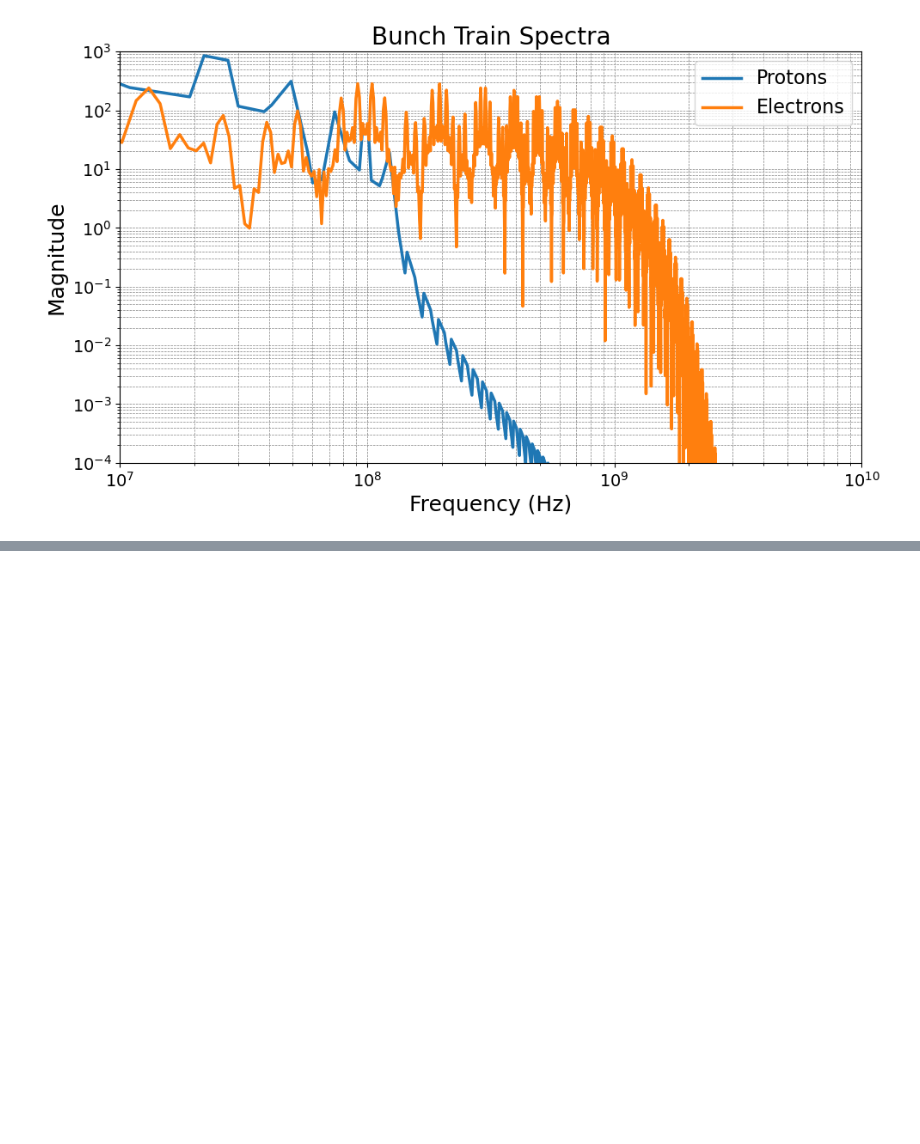
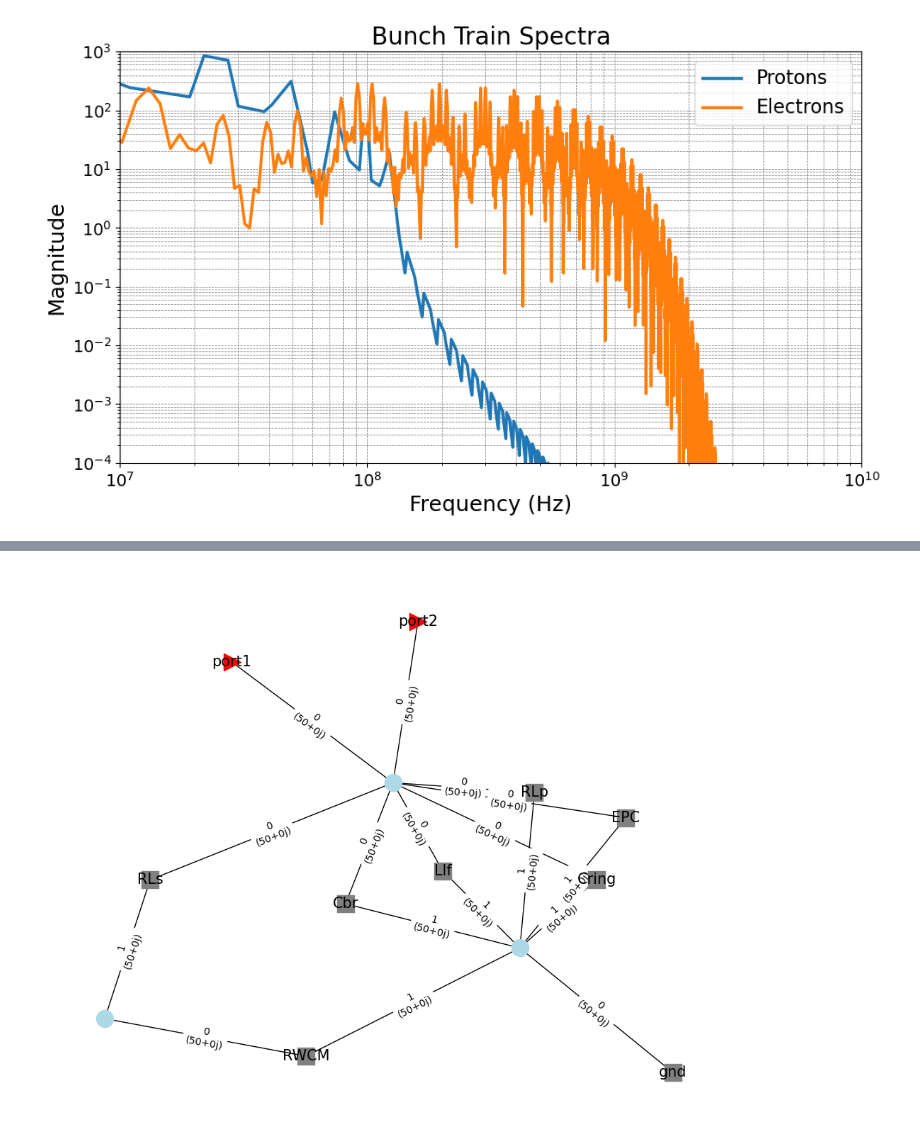
Before and after one commit to whyven/instrSimTools, a Jupyter notebook: instrSimTools/Testing_Notebook.ipynb, the cells around one changed output, grey strips where cells are left out. Saved outputs shown, nothing was run; the diff lists cells and outputs as text; code cells hidden in the pictures; blank space fills up the shorter version.

```diff
--- a/instrSimTools/Testing_Notebook.ipynb
+++ b/instrSimTools/Testing_Notebook.ipynb
@@ -272,0 +351,7 @@ plt.show()
+# %%
+cir.plot_graph(network_labels=True, network_fontsize=15,
+               port_labels=True, port_fontsize=15,
+              edge_labels=True, edge_fontsize=10)
+plt.show()
+# %% [output]
+[figure, added]
```
Also changed, not shown: parts of 39 cells of this notebook, 1 other file.
